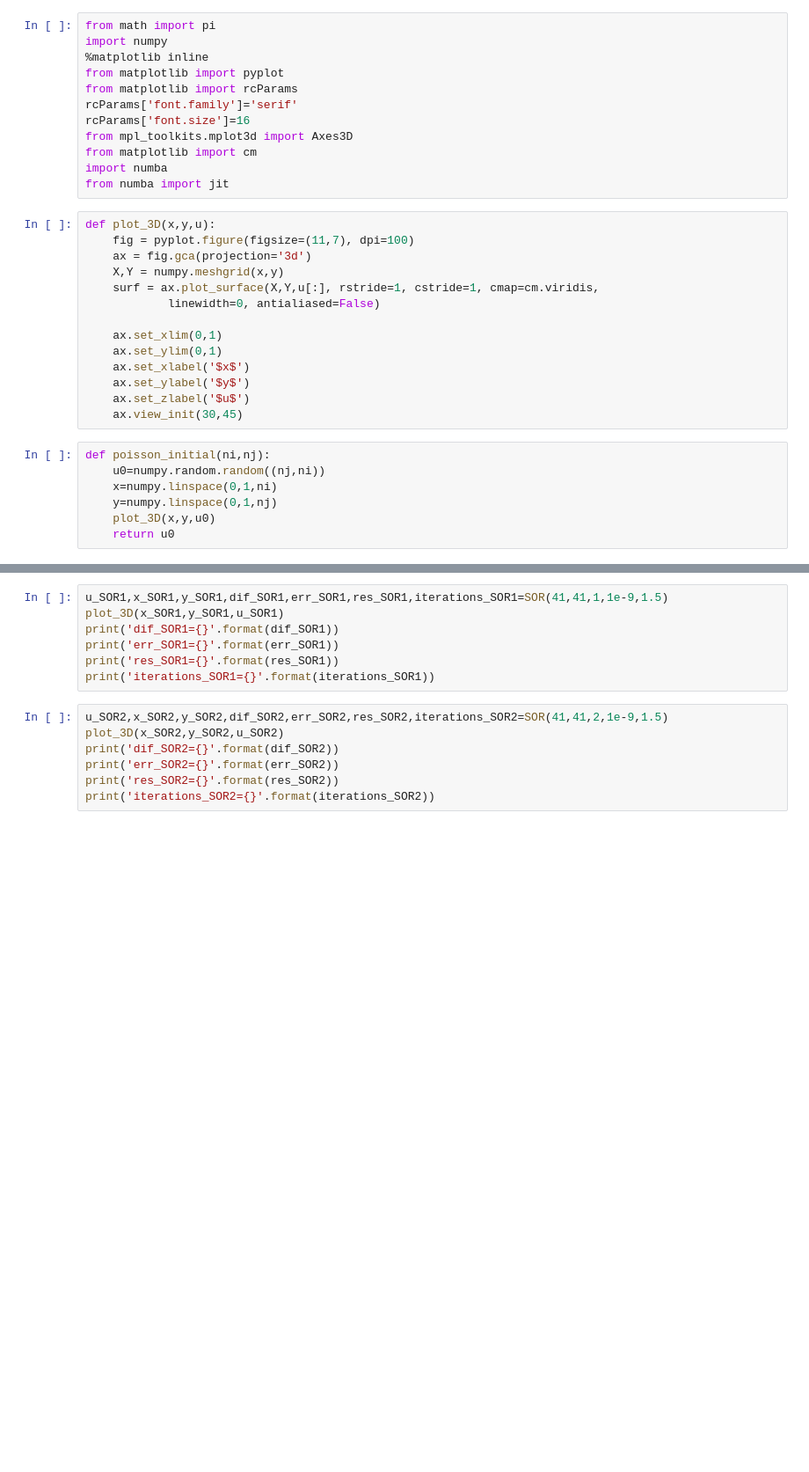
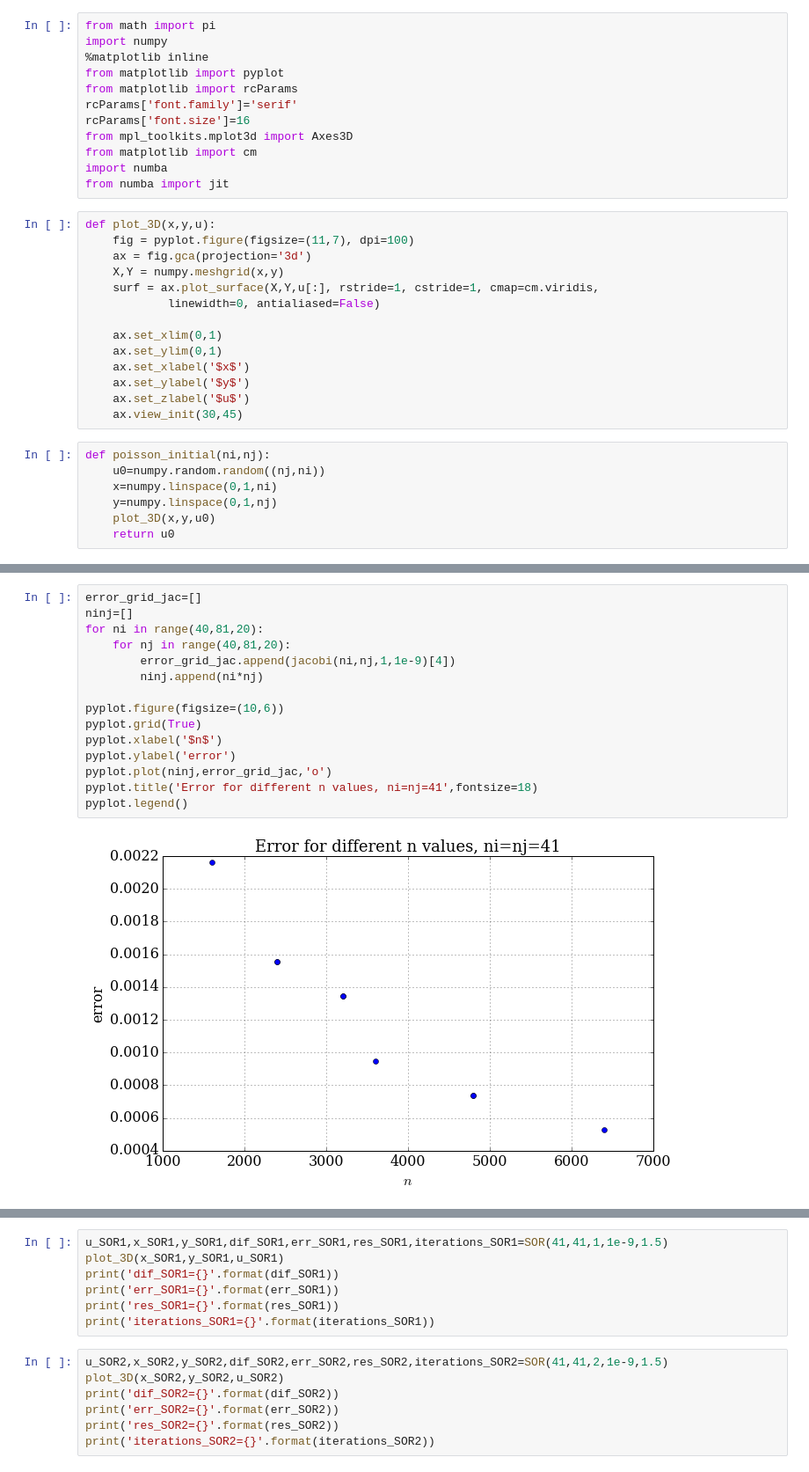
Before and after one commit to yujiasheng912/MAE6225, a Jupyter notebook: poisson2d_sin.ipynb, the cells around one changed output, grey strips where cells are left out. Shown: that part at 88% size. Drawn from its saved outputs; the diff is of its cells as text; blank space fills up the shorter version.

```diff
--- a/poisson2d_sin.ipynb
+++ b/poisson2d_sin.ipynb
@@ -136,3 +159,20 @@ def SOR(ni,nj,n,res_target,omega):
+# %%
+error_grid_jac=[]
+ninj=[]
+for ni in range(40,81,20):
+    for nj in range(40,81,20):
+        error_grid_jac.append(jacobi(ni,nj,1,1e-9)[4])
+        ninj.append(ni*nj)
+
+pyplot.figure(figsize=(10,6))
+pyplot.grid(True)
+pyplot.xlabel('$n$')
+pyplot.ylabel('error')
+pyplot.plot(ninj,error_grid_jac,'o')
+pyplot.title('Error for different n values, ni=nj=41',fontsize=18)
+pyplot.legend()
+# %% [output]
+[figure, added]
 # %%
 u40_jac1,x40_jac1,y40_jac1,dif40_jac1,err40_jac1,res40_jac1,iterations40_jac1=jacobi(41,41,1,1e-9)
 plot_3D(x40_jac1,y40_jac1,u40_jac1)
```
Also changed, not shown: parts of 12 cells of this notebook.
